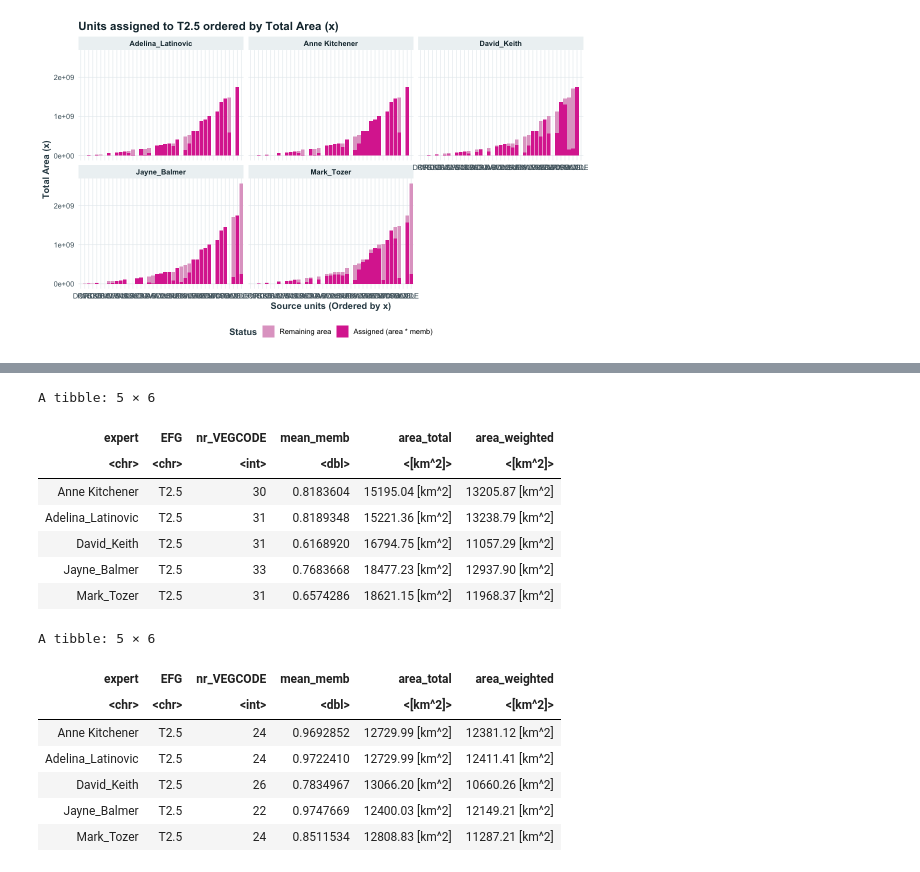
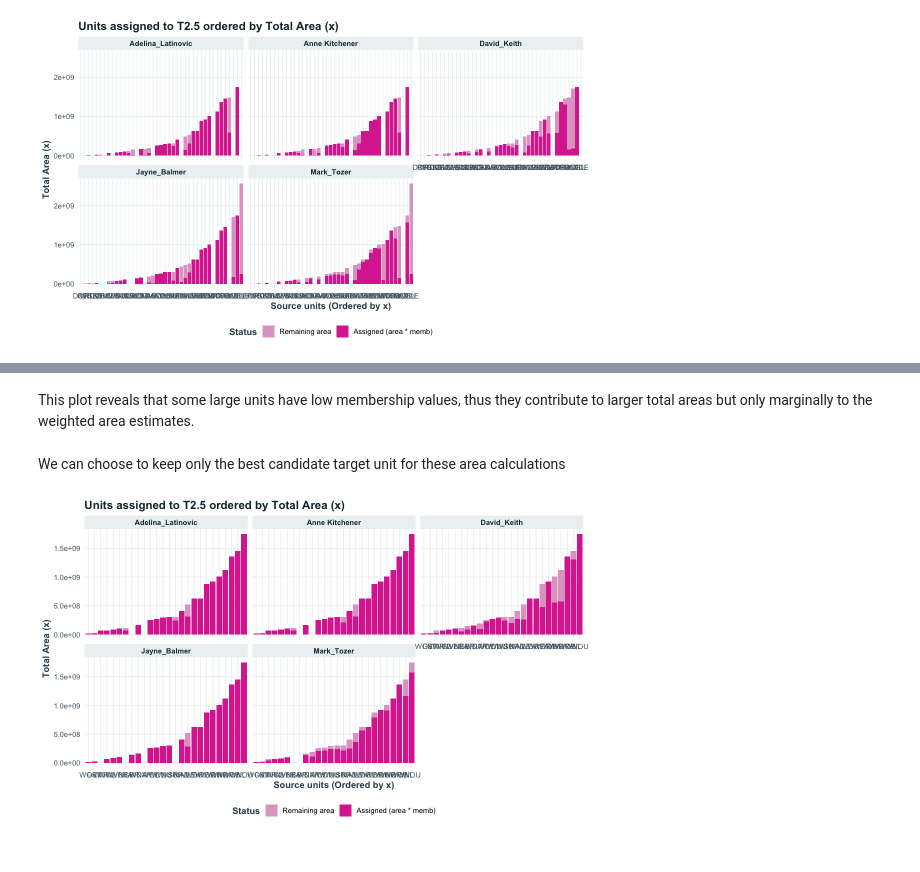
Before and after one commit to Ecosystem-Indicators-Workflows/TASVEG-XREF, a Jupyter notebook: synthesis/area-summaries.ipynb, the cells around one changed output, grey strips where cells are left out. Cells and saved outputs as stored; diff of their text form; code cells hidden in the pictures.

Commit message:
Prepare data for synthesis step and improve figures for area summaries

```diff
--- a/synthesis/area-summaries.ipynb
+++ b/synthesis/area-summaries.ipynb
@@ -53,9 +101,10 @@ EFG_memb_exp_areas |>
 # %%
-library(tidyr)
+
 plot_data <- EFG_memb_exp_areas |>
     filter(EFG == "T2.5") |>
-    group_by(expert, VEGCODE, memb) |>
-    summarise(total_area = sum(drop_units(area)), .groups = "drop") |>
+    summarise(
+        total_area = sum(drop_units(area)),
+        .by = all_of(c("expert", "VEGCODE", "memb","best"))) |>
     mutate(
         sid = reorder(VEGCODE, total_area),
         assigned_area = total_area*memb,
@@ -103,12 +132,0 @@ A tibble: 5 × 6
-# %%
-EFG_memb_exp_areas |>
-  filter(EFG == "T2.5")
-# %% [output]
-A tibble: 5 × 6
-| expert | EFG | nr_VEGCODE | mean_memb | area_total | area_weighted |
-| <chr> | <chr> | <int> | <dbl> | <[km^2]> | <[km^2]> |
-| Anne Kitchener | T2.5 | 30 | 0.8183604 | 15195.04 [km^2] | 13205.87 [km^2] |
-| Adelina_Latinovic | T2.5 | 31 | 0.8189348 | 15221.36 [km^2] | 13238.79 [km^2] |
-| David_Keith | T2.5 | 31 | 0.6168920 | 16794.75 [km^2] | 11057.29 [km^2] |
-| Jayne_Balmer | T2.5 | 33 | 0.7683668 | 18477.23 [km^2] | 12937.90 [km^2] |
-| Mark_Tozer | T2.5 | 31 | 0.6574286 | 18621.15 [km^2] | 11968.37 [km^2] |
@@ -126,13 +133,21 @@ EFG_mode_exp_areas <- TASVEG_areas |>
-# %%
-EFG_mode_exp_areas |>
-  filter(EFG == "T2.5")
-# %% [output]
-A tibble: 5 × 6
-| expert | EFG | nr_VEGCODE | mean_memb | area_total | area_weighted |
-| <chr> | <chr> | <int> | <dbl> | <[km^2]> | <[km^2]> |
-| Anne Kitchener | T2.5 | 24 | 0.9692852 | 12729.99 [km^2] | 12381.12 [km^2] |
-| Adelina_Latinovic | T2.5 | 24 | 0.9722410 | 12729.99 [km^2] | 12411.41 [km^2] |
-| David_Keith | T2.5 | 26 | 0.7834967 | 13066.20 [km^2] | 10660.26 [km^2] |
-| Jayne_Balmer | T2.5 | 22 | 0.9747669 | 12400.03 [km^2] | 12149.21 [km^2] |
-| Mark_Tozer | T2.5 | 24 | 0.8511534 | 12808.83 [km^2] | 11287.21 [km^2] |
+# %% [markdown]
+This plot reveals that some large units have low membership values, thus they contribute to larger total areas but only marginally to the weighted area estimates.
+# %% [markdown]
+We can choose to keep only the best candidate target unit for these area calculations
+# %%
+ggplot(filter(plot_data,best), aes(x=sid,y=height, fill=segment)) +
+    geom_col(position = "stack") +
+    scale_fill_manual(
+    values = c("assigned_area" = "#db349e", "remaining_area" = "#e1a6cb"),
+    labels = c("assigned_area" = "Assigned (area * memb)", "remaining_area" = "Remaining area")
+    ) +
+    labs(
+      title = "Units assigned to T2.5 ordered by Total Area (x)",
+      x = "Source units (Ordered by x)",
+      y = "Total Area (x)",
+      fill = "Status"
+    ) +
+    facet_wrap(~expert) + theme_wp3()
+# %% [output]
+[figure, added]
 # %%
```
Also changed, not shown: parts of 19 cells of this notebook, 3 other files.
